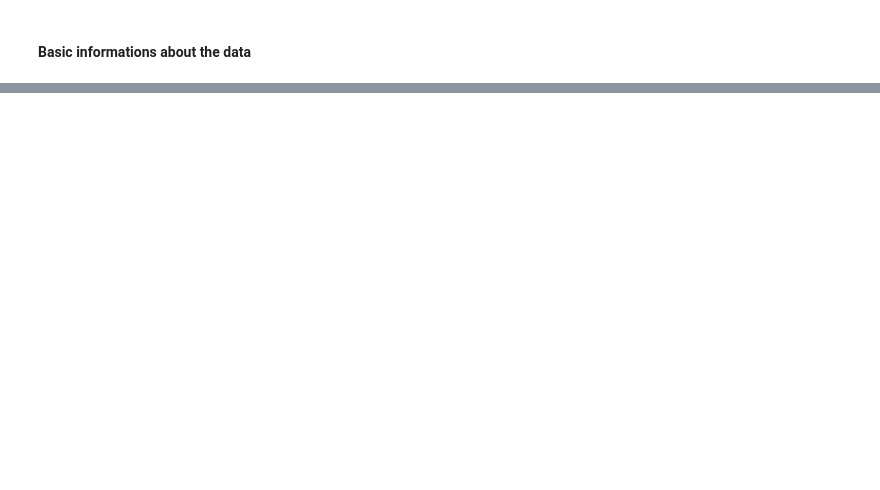
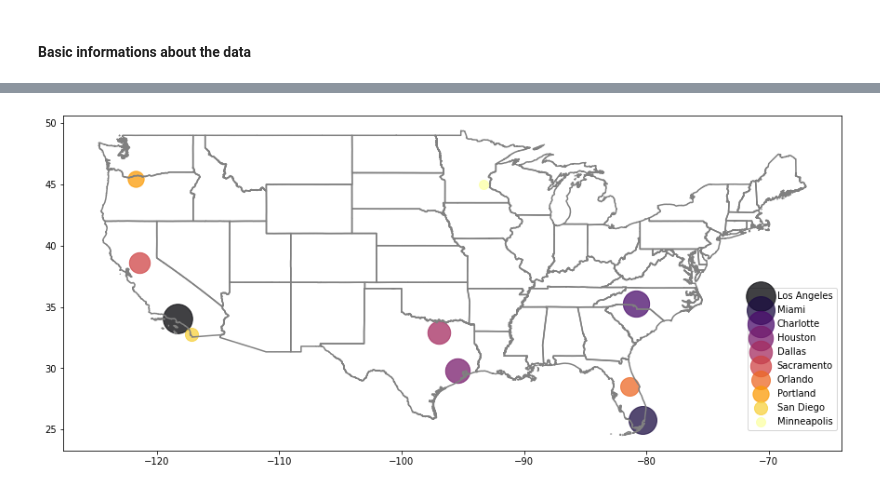
Before and after one commit to shitab16/Exploratory-Data-Analysis-US_Accidents, a Jupyter notebook: EDA_US_Accidents.ipynb, the cells around one changed output, grey strips where cells are left out. Drawn from its saved outputs; the diff is of its cells as text; code cells hidden in the pictures; blank space fills up the shorter version.

```diff
--- a/EDA_US_Accidents.ipynb
+++ b/EDA_US_Accidents.ipynb
@@ -241,0 +309,19 @@ Insights:
+# %%
+#dataframe containing coordinates of the US cities
+#taking the average latitude and longitude of the accident in each city will give the coordinates.
+df_city_coordinate= df[['Start_Lat','Start_Lng','City']].groupby('City').mean().reset_index()
+
+#adding coordinates of the cities in df_city
+df_city= df_city.merge(df_city_coordinate,on='City')
+# %%
+#creating a geopandas dataframe from geojason file containing USA's states boundary
+states = gpd.read_file('cb_2018_us_state_500k.shp')
+
+#removing outlying states that isn't a part of USA mainland
+states=states.drop(states[states['NAME']=='Commonwealth of the Northern Mariana Islands'].index, axis=0)
+states=states.drop(states[states['NAME']=='Hawaii'].index, axis=0)
+states=states.drop(states[states['NAME']=='United States Virgin Islands'].index, axis=0)
+states=states.drop(states[states['NAME']=='Alaska'].index, axis=0)
+states=states.drop(states[states['NAME']=='Puerto Rico'].index, axis=0)
+states=states.drop(states[states['NAME']=='American Samoa'].index, axis=0)
+states=states.drop(states[states['NAME']=='Guam'].index, axis=0)
@@ -241,0 +332,26 @@ Insights:
+# %%
+fig,ax = plt.subplots(figsize = (15,20))
+ax.set_facecolor("white")
+
+states.boundary.plot(ax=ax, color='grey')
+
+geometry_cities = [Point(xy) for xy in zip(list(df_city['Start_Lng'][:10]), list(df_city['Start_Lat'][:10]))]
+
+geo_df = gpd.GeoDataFrame(geometry = geometry_cities)
+
+cmap = plt.get_cmap('inferno', 10)
+colors = [cmap(i) for i in range(cmap.N)]
+markersizes= markersize = [100+(i*100) for i in range(10)][::-1]
+
+for i in range(10):
+    geo_df[geo_df.index==i].plot(ax=ax,
+                                 markersize=markersizes[i],
+                                 marker='o',
+                                 color=colors[i],
+                                 label=df_city['City'][i],
+                                 alpha=0.75);
+
+plt.legend(bbox_to_anchor=(1,0.5))
+plt.show()
+# %% [output]
+[figure, added]
```
Also changed, not shown: parts of 125 cells of this notebook.
